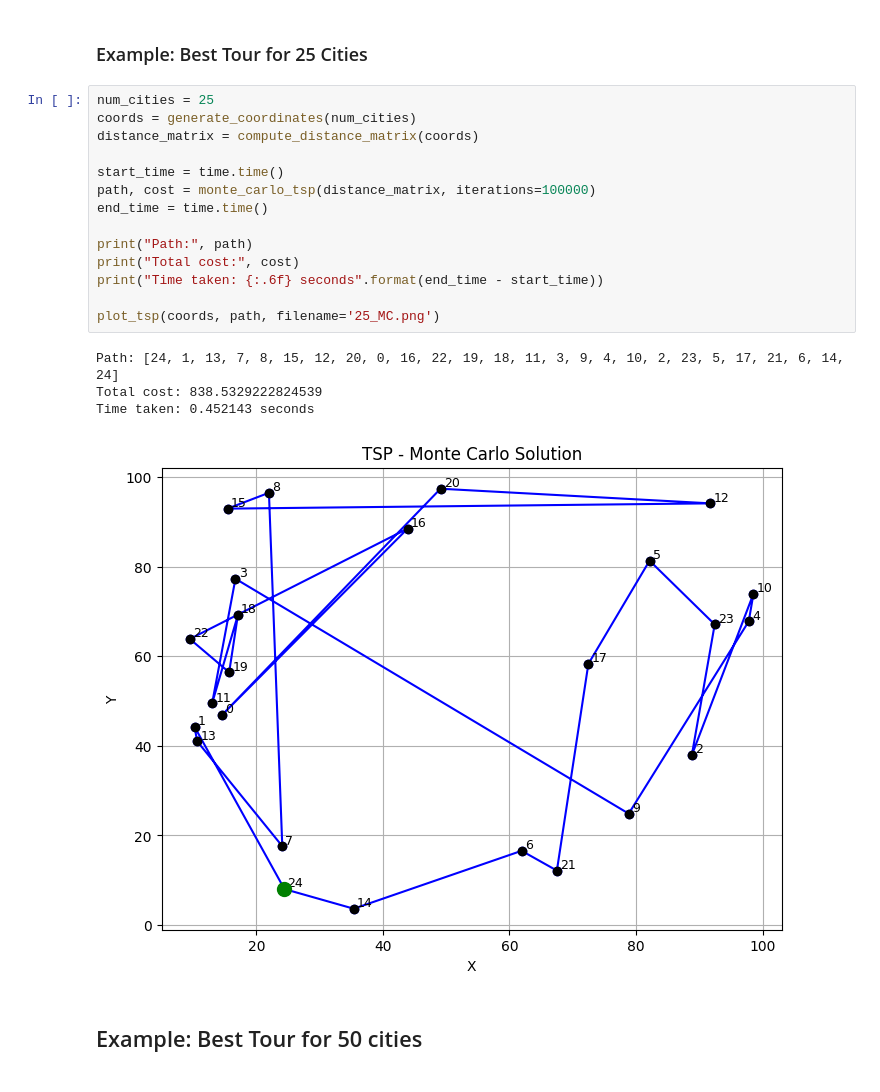
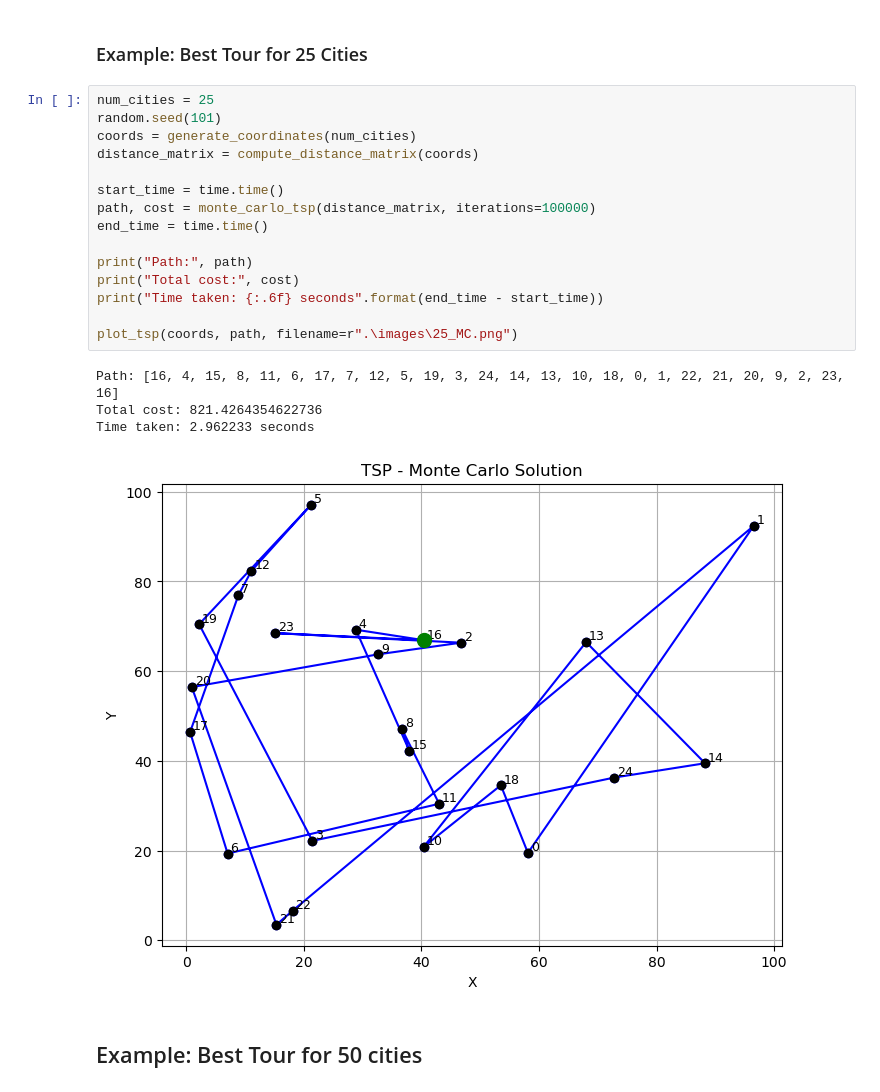
Before and after one commit to AntekBall/NMOprojektTSP, a Jupyter notebook: MC_solver.ipynb, the cells around one changed output. Cells and saved outputs as stored; diff of their text form.

```diff
--- a/MC_solver.ipynb
+++ b/MC_solver.ipynb
@@ -128,23 +223,24 @@ plt.savefig("mc_tsp_avg_length.png", dpi=100, bbox_inches='tight')
 ### Example: Best Tour for 25 Cities
 # %%
 num_cities = 25
+random.seed(101)
 coords = generate_coordinates(num_cities)
 distance_matrix = compute_distance_matrix(coords)
 
 start_time = time.time()
 path, cost = monte_carlo_tsp(distance_matrix, iterations=100000)
 end_time = time.time()
 
 print("Path:", path)
 print("Total cost:", cost)
 print("Time taken: {:.6f} seconds".format(end_time - start_time))
 
-plot_tsp(coords, path, filename='25_MC.png')
+plot_tsp(coords, path, filename=r".\images\25_MC.png")
 # %% [output]
-Path: [24, 1, 13, 7, 8, 15, 12, 20, 0, 16, 22, 19, 18, 11, 3, 9, 4, 10, 2, 23, 5, 17, 21, 6, 14, 24]
-Total cost: 838.5329222824539
-Time taken: 0.452143 seconds
+Path: [16, 4, 15, 8, 11, 6, 17, 7, 12, 5, 19, 3, 24, 14, 13, 10, 18, 0, 1, 22, 21, 20, 9, 2, 23, 16]
+Total cost: 821.4264354622736
+Time taken: 2.962233 seconds
-[figure, old version]
+[figure, new version]
 # %% [markdown]
 ## Example: Best Tour for 50 cities
 # %%
```
Also changed, not shown: parts of 5 cells of this notebook, 20 other files.
